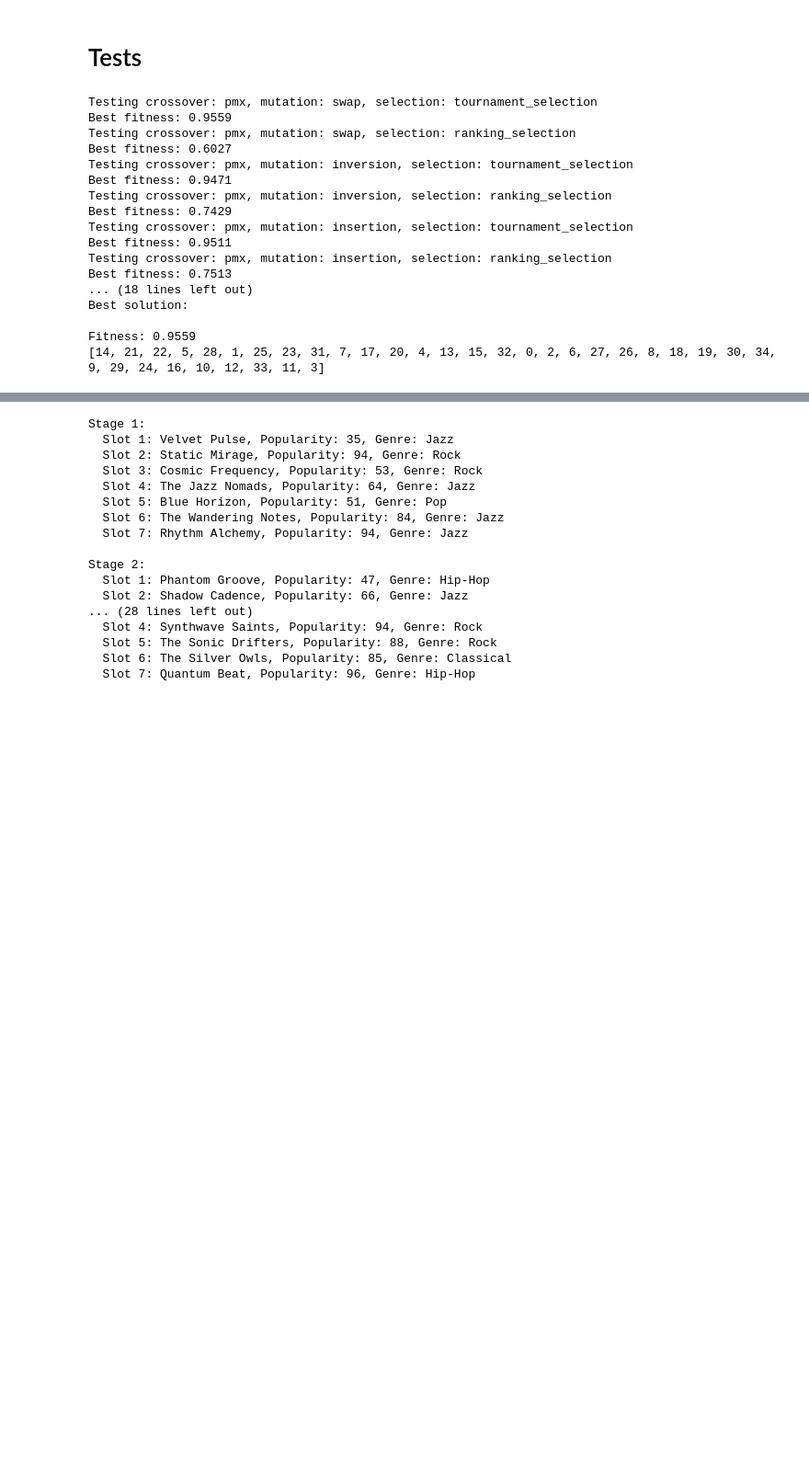
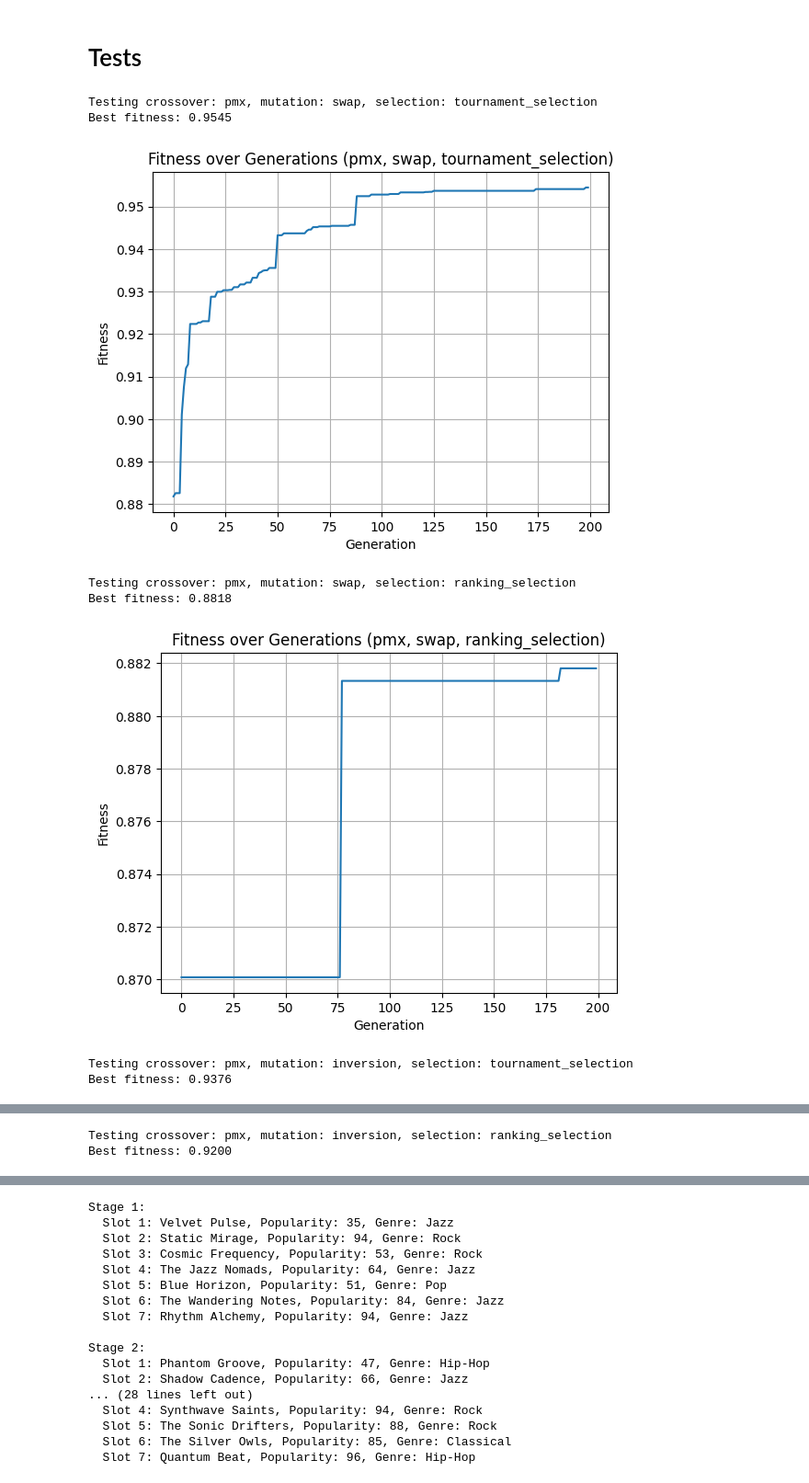
Before and after one commit to itsluaana/CIFO-Project, a Jupyter notebook: src/PROJECT.ipynb, the cells around one changed output, grey strips where cells are left out. Shown at 92% size. Drawn from its saved outputs; the diff is of its cells as text; code cells hidden in the pictures; blank space fills up the shorter version.

Commit message:
Fix Mutation

```diff
--- a/src/PROJECT.ipynb
+++ b/src/PROJECT.ipynb
@@ -145,8 +148,8 @@ mutation_methods = ['swap', 'inversion', 'insertion']
 selection_methods = [tournament_selection, ranking_selection]
 
 # Set crossover and mutation probabilities
-xo_prob = 0.9
-mut_prob = 0.1
+xo_prob = 0.1
+mut_prob = 0.05
 
 # Initialize variables to track the best results
 best_fitness = -float('inf')  # Start with a very low value
@@ -170,56 +173,56 @@ for xo, mut, sel in product(crossover_methods, mutation_methods, selection_metho
     ]
 
     # Run the genetic algorithm with the current population and parameters
-    current_best_solution = genetic_algorithm(
+    current_best_solution, fitness_over_time = genetic_algorithm(
         initial_population=pop,
         max_gen=200,
         selection_algorithm=sel,
         maximization=True,
         xo_prob=xo_prob,
         mut_prob=mut_prob,
-        elitism=False,
-        verbose=False
+        elitism=True,
+        verbose=False,
+        track_history=True # Track fitness per generation
     )
 
     # Get the fitness of the current best solution
     current_fitness = current_best_solution.fitness()
 
     print(f"Best fitness: {current_fitness:.4f}")
 
     # If the current fitness is better than the best fitness so far, update the best results
     if current_fitness > best_fitness:
         best_fitness = current_fitness
         best_combination = (xo, mut, sel)
         best_solution = current_best_solution
+
+    # Plot fitness over time to check convergence behavior
+    plt.plot(fitness_over_time)
+    plt.title(f"Fitness over Generations ({xo}, {mut}, {sel.__name__})")
+    plt.xlabel("Generation")
+    plt.ylabel("Fitness")
+    plt.grid(True)
+    plt.show()
 
 # After the loop, print the best combination and the best solution
 print("\nBest combination of parameters:")
 print(f"Crossover: {best_combination[0]}")
 print(f"Mutation: {best_combination[1]}")
 print(f"Selection: {best_combination[2].__name__}")
 
 # Print the best solution
 print("\nBest solution:")
 # Print the fitness of the best solution
 print(f"\nFitness: {best_solution.fitness():.4f}")
 
 # Print the solution (the order of artists)
 print(best_solution)
 # %% [output]
 Testing crossover: pmx, mutation: swap, selection: tournament_selection
-Best fitness: 0.9559
-Testing crossover: pmx, mutation: swap, selection: ranking_selection
-Best fitness: 0.6027
-Testing crossover: pmx, mutation: inversion, selection: tournament_selection
-Best fitness: 0.9471
-Testing crossover: pmx, mutation: inversion, selection: ranking_selection
-Best fitness: 0.7429
-Testing crossover: pmx, mutation: insertion, selection: tournament_selection
-Best fitness: 0.9511
-Testing crossover: pmx, mutation: insertion, selection: ranking_selection
-Best fitness: 0.7513
-... (18 lines left out)
-Best solution:
-
-Fitness: 0.9559
-[14, 21, 22, 5, 28, 1, 25, 23, 31, 7, 17, 20, 4, 13, 15, 32, 0, 2, 6, 27, 26, 8, 18, 19, 30, 34, 9, 29, 24, 16, 10, 12, 33, 11, 3]
+Best fitness: 0.9545
+[figure, added]
+Testing crossover: pmx, mutation: swap, selection: ranking_selection
+Best fitness: 0.8818
+[figure, added]
+Testing crossover: pmx, mutation: inversion, selection: tournament_selection
+Best fitness: 0.9376
@@ -225,0 +230,2 @@ Fitness: 0.9559
+Testing crossover: pmx, mutation: inversion, selection: ranking_selection
+Best fitness: 0.9200
```
Also changed, not shown: parts of 3 cells of this notebook, 4 other files.
